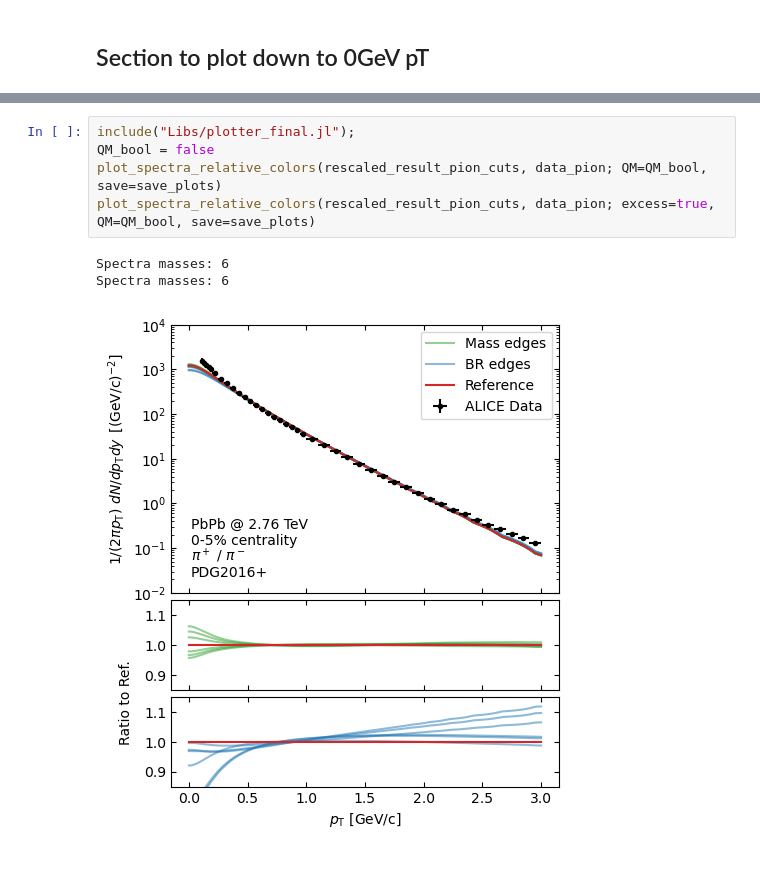
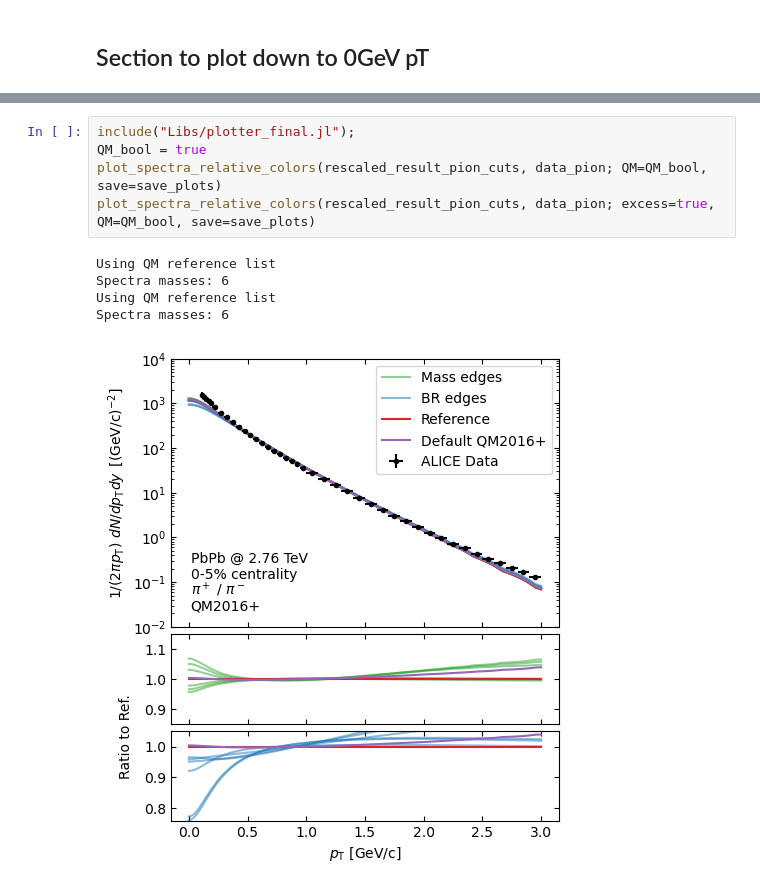
Before and after one commit to Claitos/PionExcessStudy, a Jupyter notebook: edge_study_PbPb276.ipynb, the cells around one changed output, grey strips where cells are left out. Cells and saved outputs as stored; diff of their text form.

```diff
--- a/edge_study_PbPb276.ipynb
+++ b/edge_study_PbPb276.ipynb
@@ -289,10 +292,12 @@ Scaling factors: [1.0, 1.0346657128300434, 0.971539646037549, 1.0, 1.0, 0.938168
 ResultsList([[(407.7805142321399, 0.004127975143539082), (407.7805142321399, 0.004127975143539082), (408.03221081908026, 0.004246485744247588), (408.6873285243541, 0.005600715346300245), (409.34234979 ...
 # %%
 include("Libs/plotter_final.jl");
-QM_bool = false
+QM_bool = true
 plot_spectra_relative_colors(rescaled_result_pion_cuts, data_pion; QM=QM_bool, save=save_plots)
 plot_spectra_relative_colors(rescaled_result_pion_cuts, data_pion; excess=true, QM=QM_bool, save=save_plots)
 # %% [output]
+Using QM reference list
 Spectra masses: 6
+Using QM reference list
 Spectra masses: 6
-[figure, old version]
+[figure, new version]
```
Also changed, not shown: parts of 11 cells of this notebook, 6 other files.
